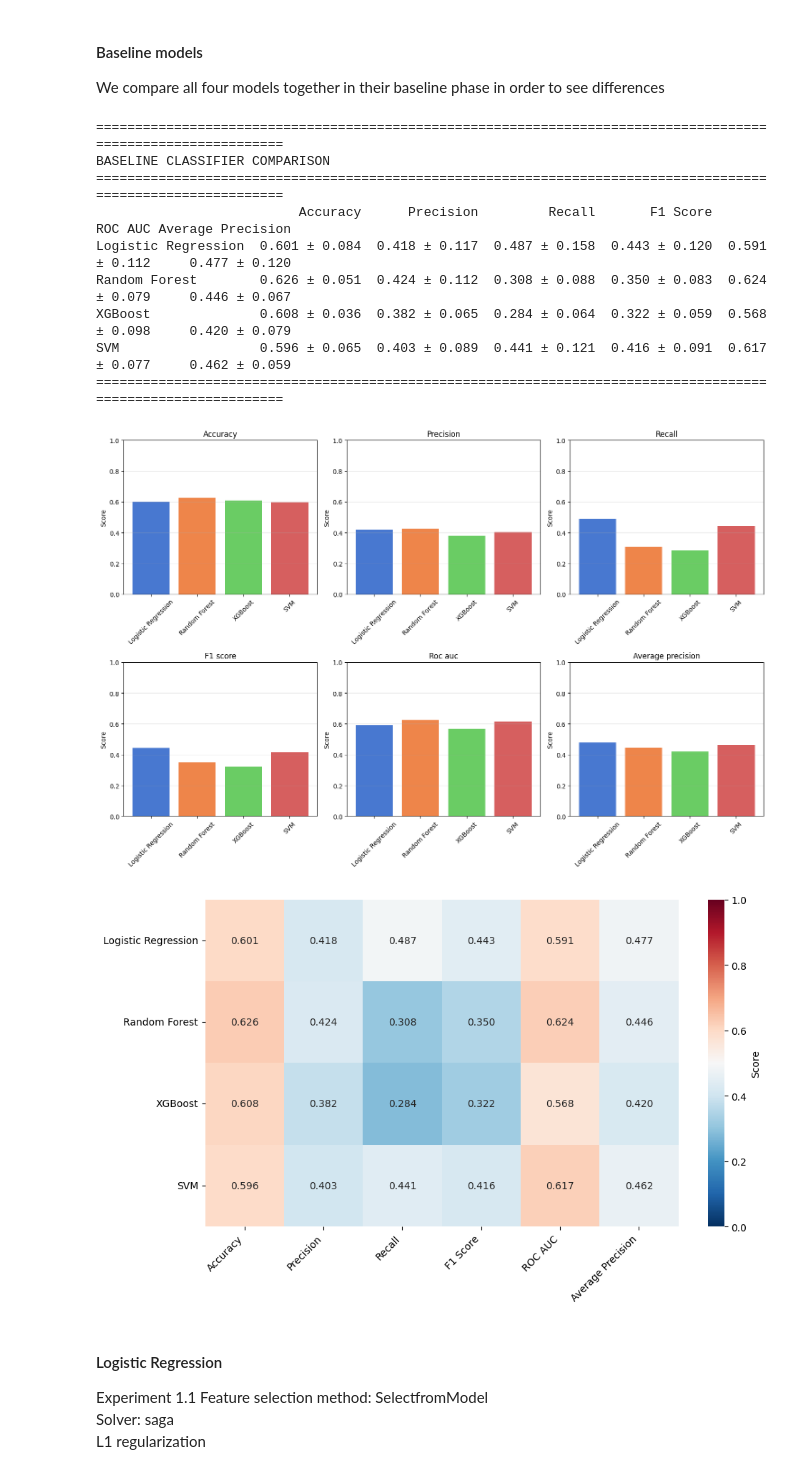
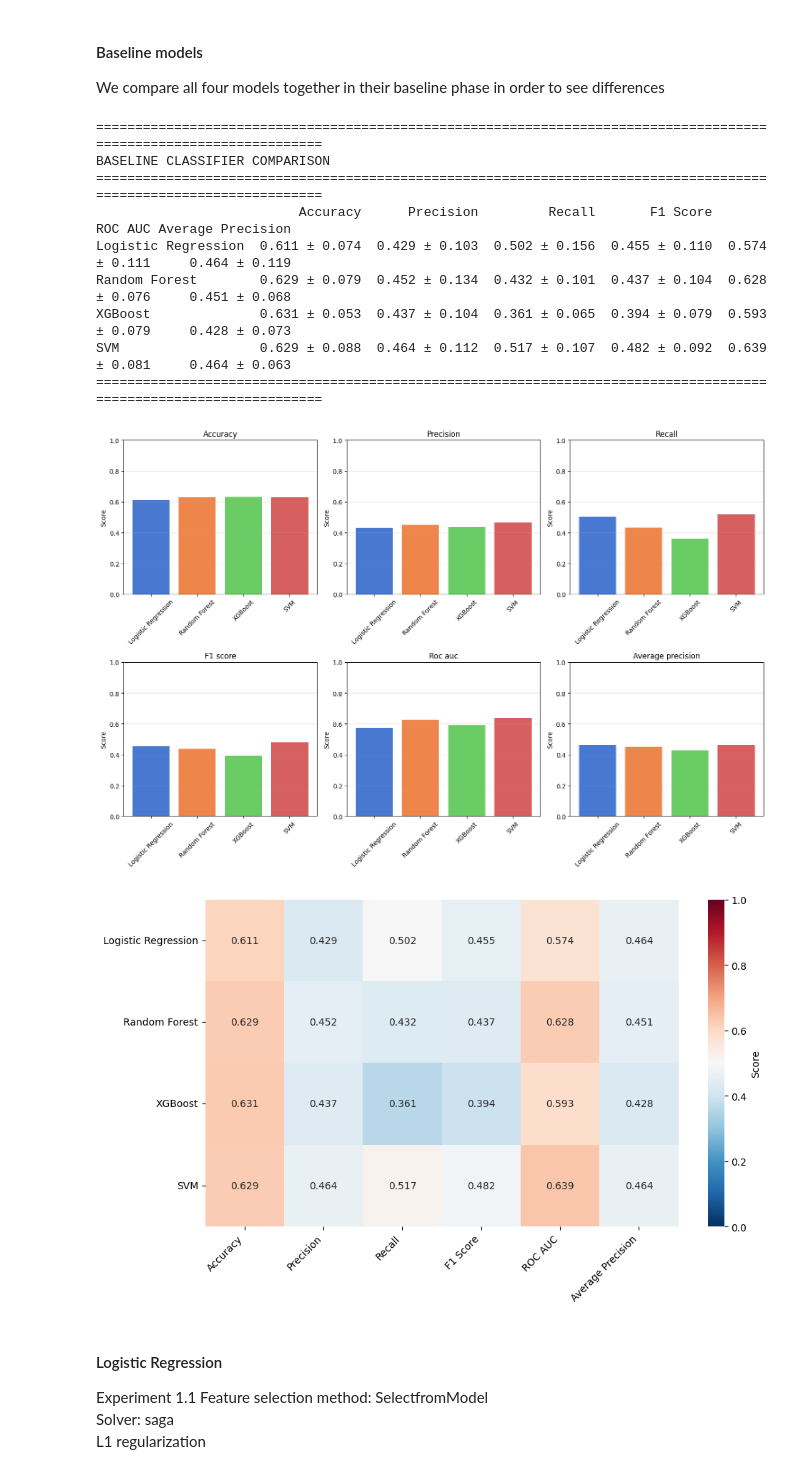
Before and after one commit to konnatzeik/Master_Thesis, a Jupyter notebook: notebooks/02_modeling.ipynb, the cells around one changed output. Drawn from its saved outputs; the diff is of its cells as text; code cells hidden in the pictures.

```diff
--- a/notebooks/02_modeling.ipynb
+++ b/notebooks/02_modeling.ipynb
@@ -163,8 +164,9 @@ target_variable = 'flare_next_visit'
 
 drop_columns = [
     target_variable,
+    'das28_change',
     'flare_event',
-    'patient_id',
+    # 'patient_id',
     'visit_date',
     'source',
     'year_of_diagnosis',
@@ -230,12 +232,9 @@ X.columns.to_list()
  'log_disease_duration']
 # %%
 continuous_features = [
-    'log_esr',
-    'log_crp_normalized',
     'steroid_dose',
     'mtx_dose',
     'age_at_visit',
-    'log_disease_duration',
     'days_since_last_visit',
     'comorbidity_count',
     'treatment_count'
@@ -305,20 +304,56 @@ Fold 4, overlap: set()
 #### Baseline models
 We compare all four models together in their baseline phase in order to see differences
 # %%
+from sklearn.preprocessing import FunctionTransformer
 # Define preprocessing pipelines
-all_continuous_features = continuous_features + das28_feature
-preprocessor_baseline = ColumnTransformer(transformers=[
-    ('cont', Pipeline([
-        ('imputer', SimpleImputer(strategy='median')),
-        ('scaler', StandardScaler())]), all_continuous_features),
+mice_features = ['das28_score', 'log_esr', 'log_crp_normalized', 'log_disease_duration']
 
+preprocessor_parent = ColumnTransformer(transformers=[
+        ('cont', Pipeline([
+            ('imputer', SimpleImputer(strategy='median')),
+            ('scaler', StandardScaler())
+        ]), continuous_features),
 
-    ('bin', Pipeline([
+        ('mice', Pipeline(steps=[
+            ('scaler_before', StandardScaler()),
+            ('imputer', IterativeImputer(estimator=BayesianRidge(), random_state=42, max_iter=10)),
+            ('scaler_after', StandardScaler())
+            ]), mice_features),
+
+        ('bin', Pipeline([
         ('imputer', SimpleImputer(strategy='most_frequent'))]), binary_features),
 
-    ('cat', Pipeline([
+        ('cat', Pipeline([
         ('imputer', SimpleImputer(strategy='most_frequent')),
-        ('onehot', OneHotEncoder(handle_unknown='ignore'))]), categorical_features)
+        ('onehot', OneHotEncoder(handle_unknown='ignore', sparse_output=False))]), categorical_features)
+], remainder='passthrough')
+
+preprocessor_parent.set_output(transform="pandas")
+
+# FunctionTransformer to recalculate das28_change from imputed das28_score values
+def recalculate_das28_change(df):
+    df = df.copy()
+
+    # Find the das28_score column (it's in the 'mice' transformer output)
+    das28_col = [col for col in df.columns if 'das28_score' in col]
+    patient_id_col = [col for col in df.columns if 'patient_id' in col]
+
+    if das28_col and patient_id_col:
+        das28_col = das28_col[0]
+        patient_id_col = patient_id_col[0]
+
+        # Recalculate das28_change from the newly imputed das28_score values
+        df['das28_change'] = df.groupby(patient_id_col)[das28_col].diff().fillna(0)
+
+        # Drop patient_id as it's not needed for the model
+        df = df.drop(columns=[patient_id_col])
+
+    return df
+
+preprocessor_baseline = Pipeline(steps=[
+    ('preprocessor_parent', preprocessor_parent),
+    ('recalc_das28', FunctionTransformer(recalculate_das28_change, validate=False)),
+    ('final_scaler', StandardScaler())
 ])
 
 # Define baseline classifiers with optimized hyperparameters
@@ -387,44 +422,44 @@ for clf_name, clf_template in baseline_classifiers.items():
 
 # Display results
 metric_names = ['Accuracy', 'Precision', 'Recall', 'F1 Score', 'ROC AUC', 'Average Precision']
 results_df = pd.DataFrame({clf: {m: f"{np.mean(s):.3f} ± {np.std(s):.3f}" for m, s in cv_results[clf].items()} for clf in cv_results}).T
-print("\n" + "="*110 + "\nBASELINE CLASSIFIER COMPARISON\n" + "="*110)
+print("\n" + "="*115 + "\nBASELINE CLASSIFIER COMPARISON\n" + "="*115)
 print(results_df.to_string())
-print("="*110 + "\n")
+print("="*115 + "\n")
 
 # Visualizations
 results_numeric = pd.DataFrame({m: [np.mean(cv_results[c][m]) for c in baseline_classifiers] for m in metric_names}, index=baseline_classifiers.keys())
 
 fig, axes = plt.subplots(2, 3, figsize=(15, 10))
 for idx, metric in enumerate(metric_names):
     ax = axes.flatten()[idx]
     values = results_numeric[metric]
     ax.bar(range(len(values)), values, color=sns.color_palette('muted', len(values)))
     ax.set(xticks=range(len(values)), xticklabels=baseline_classifiers.keys(), ylabel='Score', title=metric.capitalize(), ylim=[0, 1])
     ax.tick_params(axis='x', rotation=45)
     ax.grid(axis='y', alpha=0.3)
 # plt.suptitle('Baseline Classifier Performance Comparison', fontsize=14, fontweight='bold', y=1.00)
 plt.tight_layout()
 plt.show()
 
 plt.figure(figsize=(10, 6))
 sns.heatmap(results_numeric, annot=True, fmt='.3f', cmap='RdBu_r', cbar_kws={'label': 'Score'}, vmin=0, vmax=1)
 # plt.title('Baseline Classifier - Metrics Heatmap', fontweight='bold', fontsize=12)
 plt.xticks(rotation=45, ha='right')
 plt.tight_layout()
 plt.show()
 # %% [output]
-==============================================================================================================
+===================================================================================================================
 BASELINE CLASSIFIER COMPARISON
-==============================================================================================================
+===================================================================================================================
                           Accuracy      Precision         Recall       F1 Score        ROC AUC Average Precision
-Logistic Regression  0.601 ± 0.084  0.418 ± 0.117  0.487 ± 0.158  0.443 ± 0.120  0.591 ± 0.112     0.477 ± 0.120
-Random Forest        0.626 ± 0.051  0.424 ± 0.112  0.308 ± 0.088  0.350 ± 0.083  0.624 ± 0.079     0.446 ± 0.067
-XGBoost              0.608 ± 0.036  0.382 ± 0.065  0.284 ± 0.064  0.322 ± 0.059  0.568 ± 0.098     0.420 ± 0.079
-SVM                  0.596 ± 0.065  0.403 ± 0.089  0.441 ± 0.121  0.416 ± 0.091  0.617 ± 0.077     0.462 ± 0.059
-==============================================================================================================
+Logistic Regression  0.611 ± 0.074  0.429 ± 0.103  0.502 ± 0.156  0.455 ± 0.110  0.574 ± 0.111     0.464 ± 0.119
+Random Forest        0.629 ± 0.079  0.452 ± 0.134  0.432 ± 0.101  0.437 ± 0.104  0.628 ± 0.076     0.451 ± 0.068
+XGBoost              0.631 ± 0.053  0.437 ± 0.104  0.361 ± 0.065  0.394 ± 0.079  0.593 ± 0.079     0.428 ± 0.073
+SVM                  0.629 ± 0.088  0.464 ± 0.112  0.517 ± 0.107  0.482 ± 0.092  0.639 ± 0.081     0.464 ± 0.063
+===================================================================================================================
-[figure, old version]
+[figure, new version]
-[figure, old version]
+[figure, new version]
 # %% [markdown]
 #### Logistic Regression
 Experiment 1.1
```
Also changed, not shown: parts of 21 cells of this notebook.
